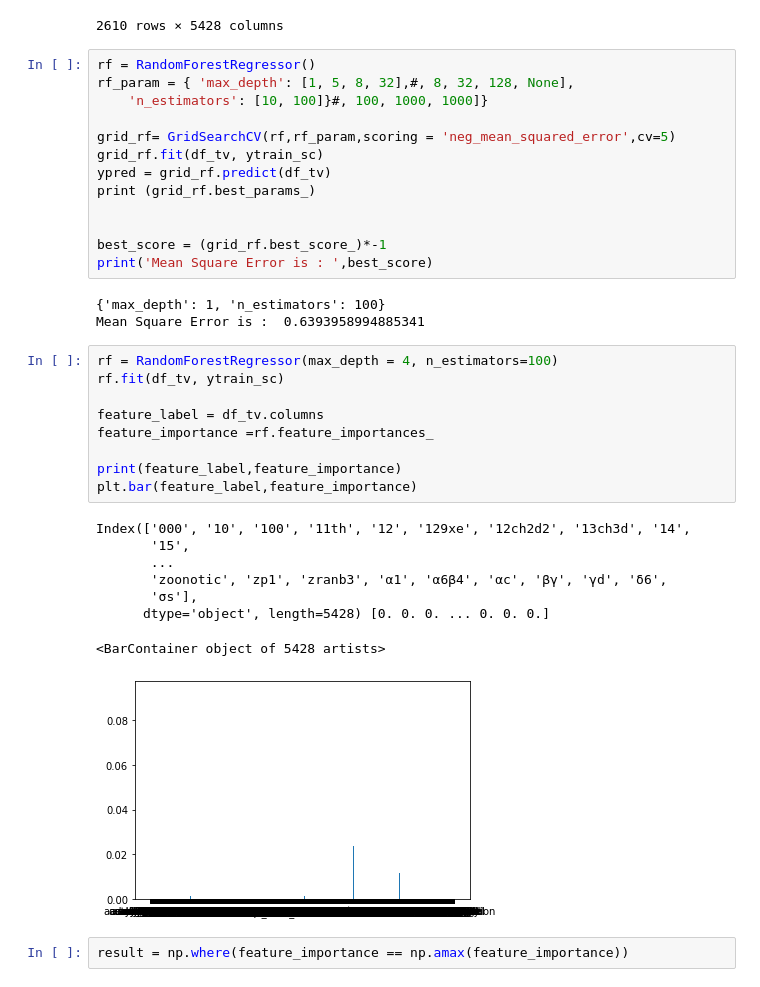
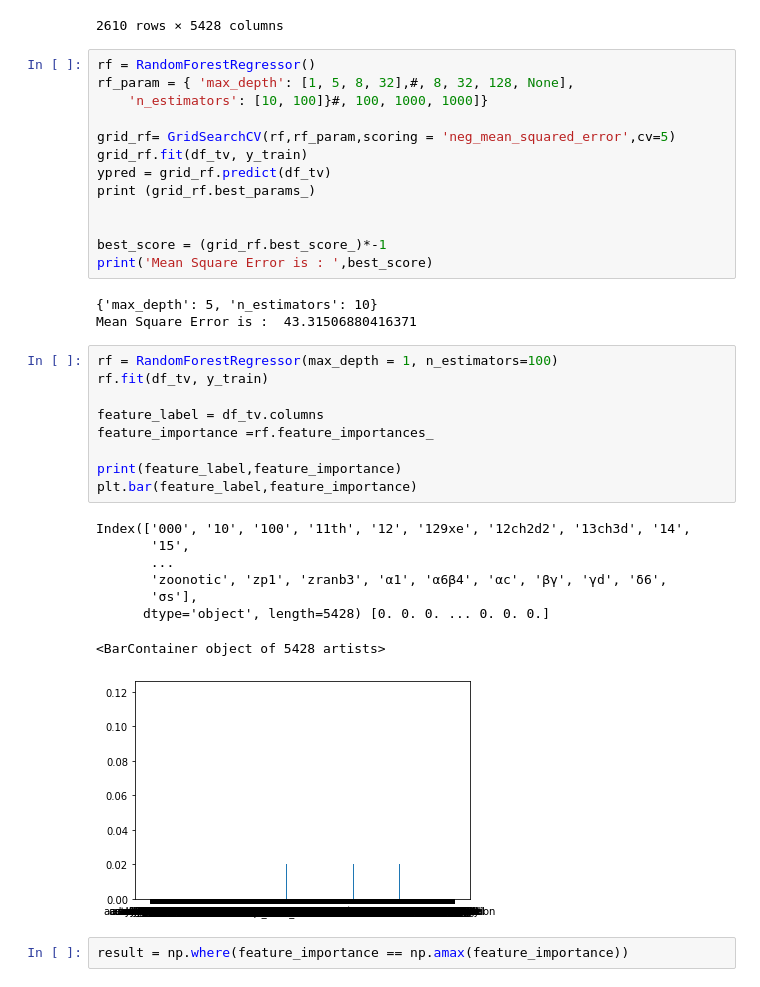
Before and after one commit to iremnasir/BioReco, a Jupyter notebook: scripts/model_training.ipynb, the cells around one changed output. Drawn from its saved outputs; the diff is of its cells as text.

```diff
--- a/scripts/model_training.ipynb
+++ b/scripts/model_training.ipynb
@@ -166,7 +168,7 @@ rf_param = { 'max_depth': [1, 5, 8, 32],#, 8, 32, 128, None],
     'n_estimators': [10, 100]}#, 100, 1000, 1000]}
 
 grid_rf= GridSearchCV(rf,rf_param,scoring = 'neg_mean_squared_error',cv=5)
-grid_rf.fit(df_tv, ytrain_sc)
+grid_rf.fit(df_tv, y_train)
 ypred = grid_rf.predict(df_tv)
 print (grid_rf.best_params_)
 
@@ -174,26 +176,26 @@ print (grid_rf.best_params_)
 best_score = (grid_rf.best_score_)*-1
 print('Mean Square Error is : ',best_score)
 # %% [output]
-{'max_depth': 1, 'n_estimators': 100}
-Mean Square Error is :  0.6393958994885341
+{'max_depth': 5, 'n_estimators': 10}
+Mean Square Error is :  43.31506880416371
 # %%
-rf = RandomForestRegressor(max_depth = 4, n_estimators=100)
-rf.fit(df_tv, ytrain_sc)
+rf = RandomForestRegressor(max_depth = 1, n_estimators=100)
+rf.fit(df_tv, y_train)
 
 feature_label = df_tv.columns
 feature_importance =rf.feature_importances_
 
 print(feature_label,feature_importance)
 plt.bar(feature_label,feature_importance)
 # %% [output]
 Index(['000', '10', '100', '11th', '12', '129xe', '12ch2d2', '13ch3d', '14',
        '15',
        ...
        'zoonotic', 'zp1', 'zranb3', 'α1', 'α6β4', 'αc', 'βγ', 'γd', 'δ6',
        'σs'],
       dtype='object', length=5428) [0. 0. 0. ... 0. 0. 0.]
 <BarContainer object of 5428 artists>
-[figure, old version]
+[figure, new version]
 # %%
 result = np.where(feature_importance == np.amax(feature_importance))
 # %%
```
Also changed, not shown: parts of 5 cells of this notebook, 4 other files.
